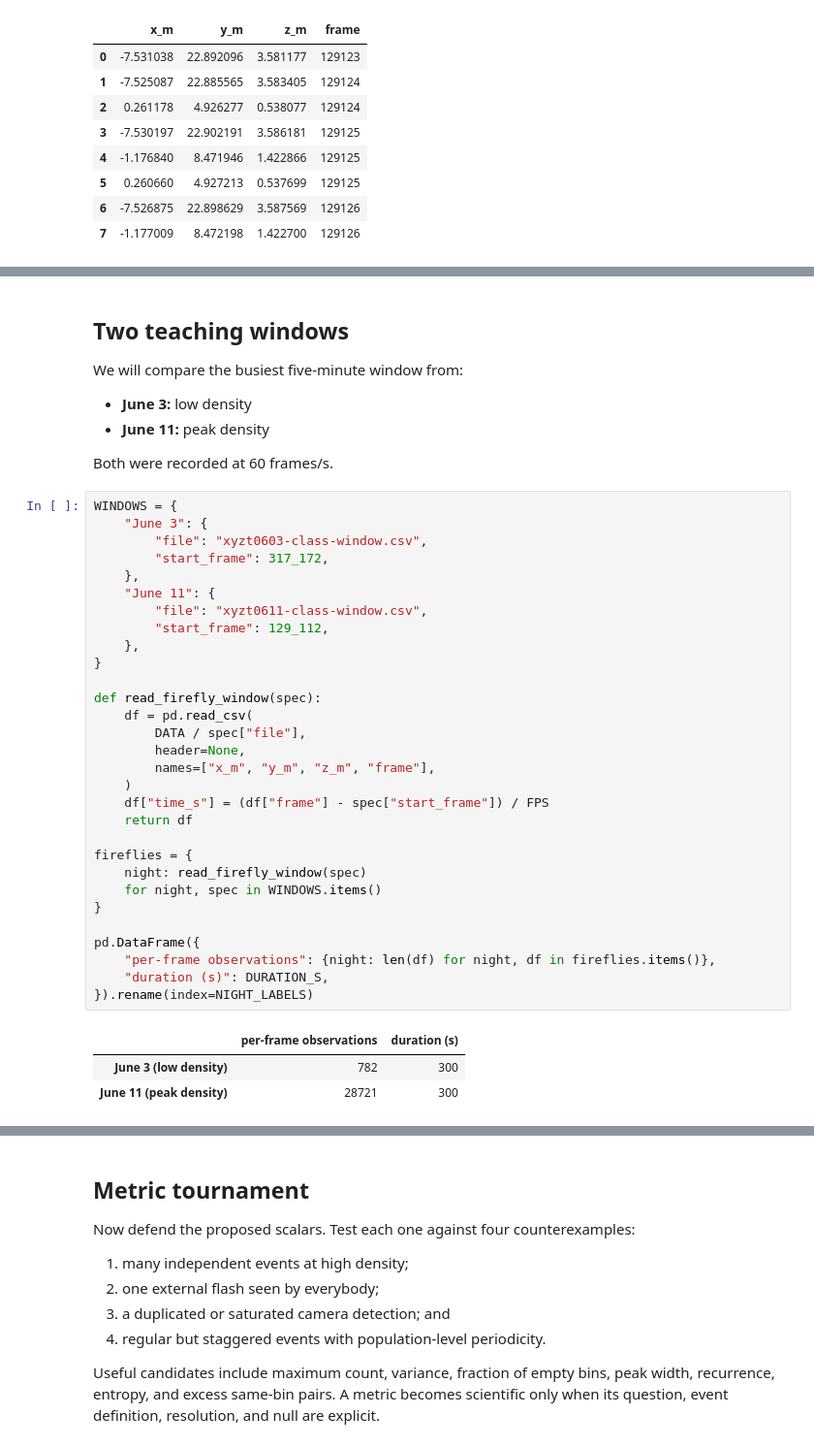
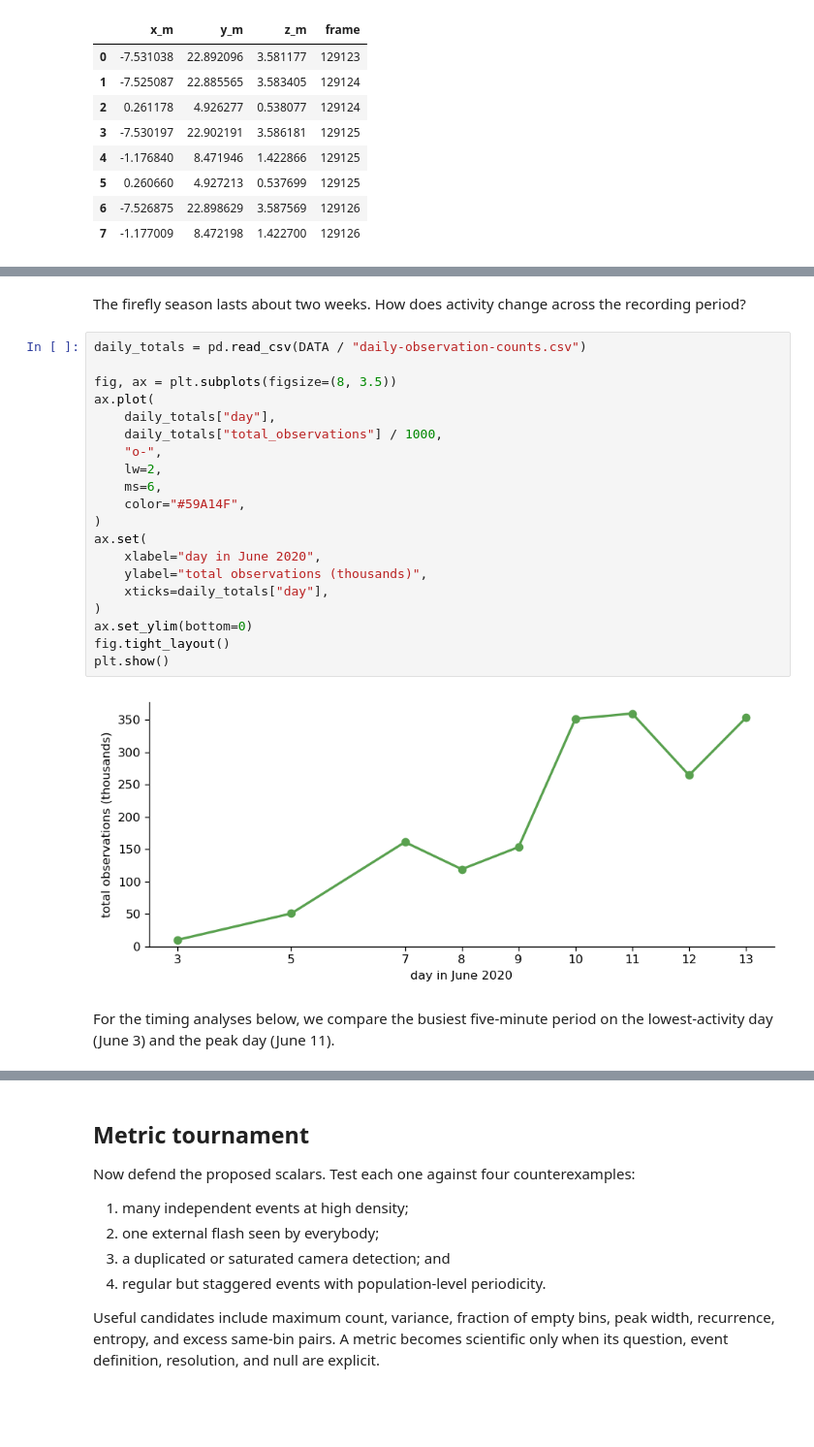
Before and after one commit to shaevitz/567-Crowd-Control, a Jupyter notebook: lectures/lecture-02-firefly-synchronization.ipynb, the cells around one changed output, grey strips where cells are left out. Shown at 97% size. Cells and saved outputs as stored; diff of their text form; blank space fills up the shorter version.

```diff
--- a/lectures/lecture-02-firefly-synchronization.ipynb
+++ b/lectures/lecture-02-firefly-synchronization.ipynb
@@ -221,43 +217,26 @@ plt.show()
 # %% [markdown]
-## Two teaching windows
-
-We will compare the busiest five-minute window from:
-
-- **June 3:** low density
-- **June 11:** peak density
-
-Both were recorded at 60 frames/s.
+The firefly season lasts about two weeks. How does activity change across the recording period?
 # %%
-WINDOWS = {
-    "June 3": {
-        "file": "xyzt0603-class-window.csv",
-        "start_frame": 317_172,
-    },
-    "June 11": {
-        "file": "xyzt0611-class-window.csv",
-        "start_frame": 129_112,
-    },
-}
+daily_totals = pd.read_csv(DATA / "daily-observation-counts.csv")
 
-def read_firefly_window(spec):
-    df = pd.read_csv(
-        DATA / spec["file"],
-        header=None,
-        names=["x_m", "y_m", "z_m", "frame"],
-    )
-    df["time_s"] = (df["frame"] - spec["start_frame"]) / FPS
-    return df
-
-fireflies = {
-    night: read_firefly_window(spec)
-    for night, spec in WINDOWS.items()
-}
-
-pd.DataFrame({
-    "per-frame observations": {night: len(df) for night, df in fireflies.items()},
-    "duration (s)": DURATION_S,
-}).rename(index=NIGHT_LABELS)
+fig, ax = plt.subplots(figsize=(8, 3.5))
+ax.plot(
+    daily_totals["day"],
+    daily_totals["total_observations"] / 1000,
+    "o-",
+    lw=2,
+    ms=6,
+    color="#59A14F",
+)
+ax.set(
+    xlabel="day in June 2020",
+    ylabel="total observations (thousands)",
+    xticks=daily_totals["day"],
+)
+ax.set_ylim(bottom=0)
+fig.tight_layout()
+plt.show()
 # %% [output]
-|  | per-frame observations | duration (s) |
-| June 3 (low density) | 782 | 300 |
-| June 11 (peak density) | 28721 | 300 |
+[figure, added]
+# %% [markdown]
+For the timing analyses below, we compare the busiest five-minute period on the lowest-activity day (June 3) and the peak day (June 11).
```
Also changed, not shown: parts of 3 cells of this notebook, 2 other files.
